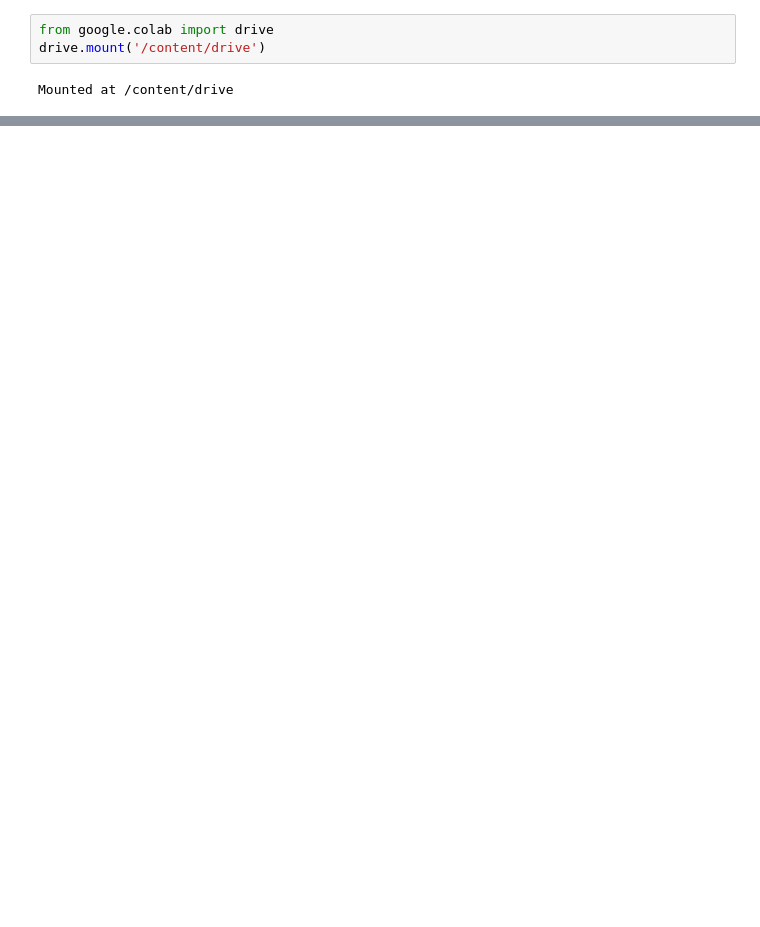
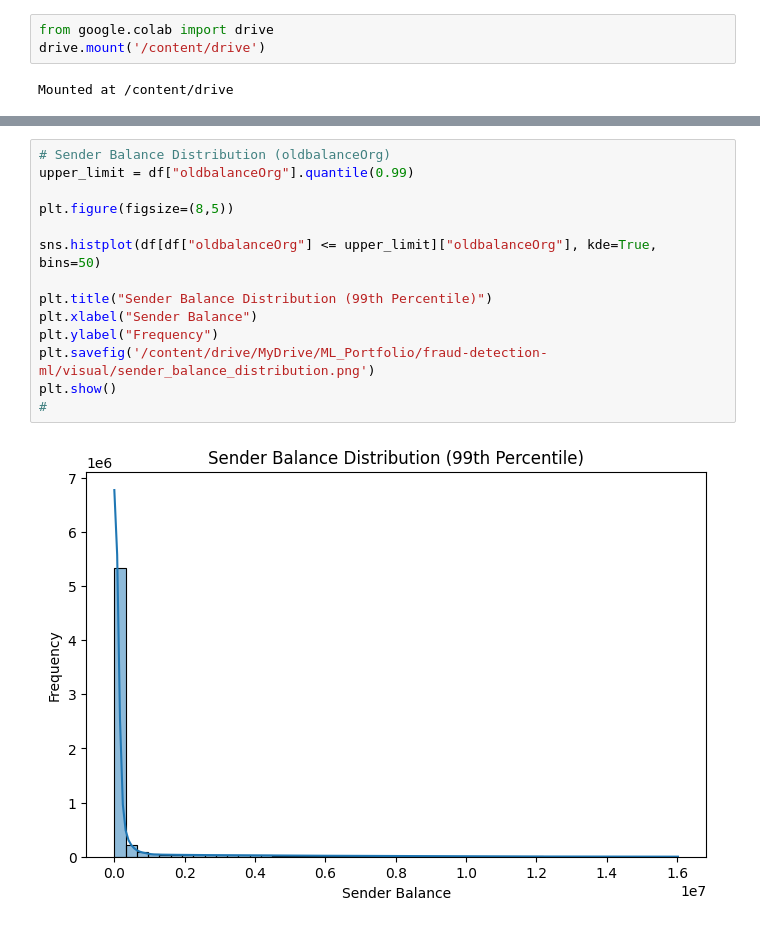
Before and after one commit to davidmba819/fraud-detection-ml, a Jupyter notebook: notebook/01_business_understanding_data_audit_eda.ipynb, the cells around one changed output, grey strips where cells are left out. Saved outputs shown, nothing was run; the diff lists cells and outputs as text; blank space fills up the shorter version.

```diff
--- a/notebook/01_business_understanding_data_audit_eda.ipynb
+++ b/notebook/01_business_understanding_data_audit_eda.ipynb
@@ -35,0 +444,16 @@ df.shape
+# %%
+# Sender Balance Distribution (oldbalanceOrg)
+upper_limit = df["oldbalanceOrg"].quantile(0.99)
+
+plt.figure(figsize=(8,5))
+
+sns.histplot(df[df["oldbalanceOrg"] <= upper_limit]["oldbalanceOrg"], kde=True, bins=50)
+
+plt.title("Sender Balance Distribution (99th Percentile)")
+plt.xlabel("Sender Balance")
+plt.ylabel("Frequency")
+plt.savefig('/content/drive/MyDrive/ML_Portfolio/fraud-detection-ml/visual/sender_balance_distribution.png')
+plt.show()
+#
+# %% [output]
+[figure, added]
```
Also changed, not shown: parts of 70 cells of this notebook, 20 other files.
